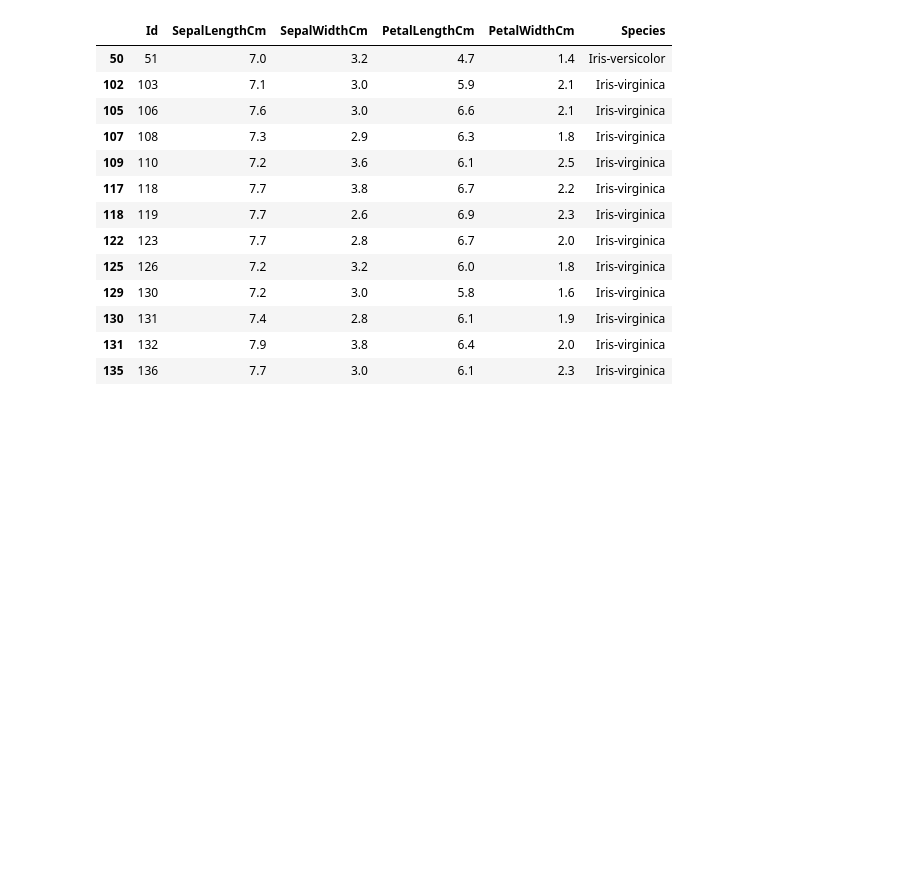
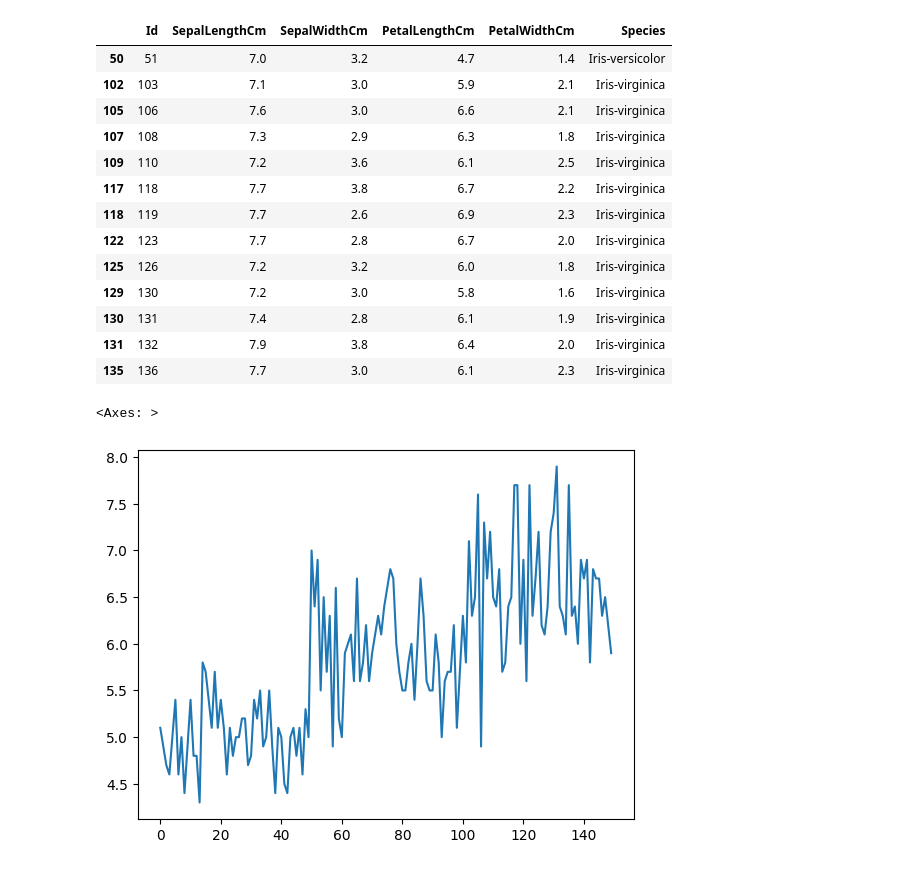
Before and after one commit to AmmaraYounas/Data_Analysis_Practice, a Jupyter notebook: Pandas_libraries.ipynb, the cells around one changed output. Saved outputs shown, nothing was run; the diff lists cells and outputs as text; code cells hidden in the pictures; blank space fills up the shorter version.

```diff
--- a/Pandas_libraries.ipynb
+++ b/Pandas_libraries.ipynb
@@ -158,3 +152,8 @@ df[df['SepalLengthCm']>=7.0]
 | 130 | 131 | 7.4 | 2.8 | 6.1 | 1.9 | Iris-virginica |
 | 131 | 132 | 7.9 | 3.8 | 6.4 | 2.0 | Iris-virginica |
 | 135 | 136 | 7.7 | 3.0 | 6.1 | 2.3 | Iris-virginica |
+# %%
+df['SepalLengthCm'].plot()
+# %% [output]
+<Axes: >
+[figure, added]
```
Also changed, not shown: parts of 35 cells of this notebook.
